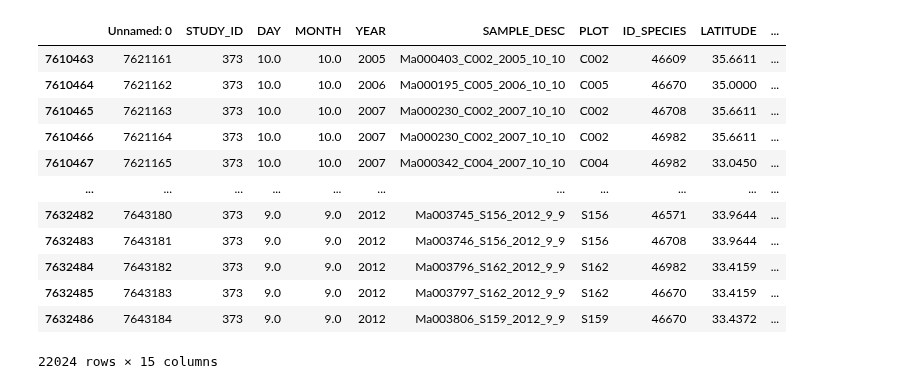
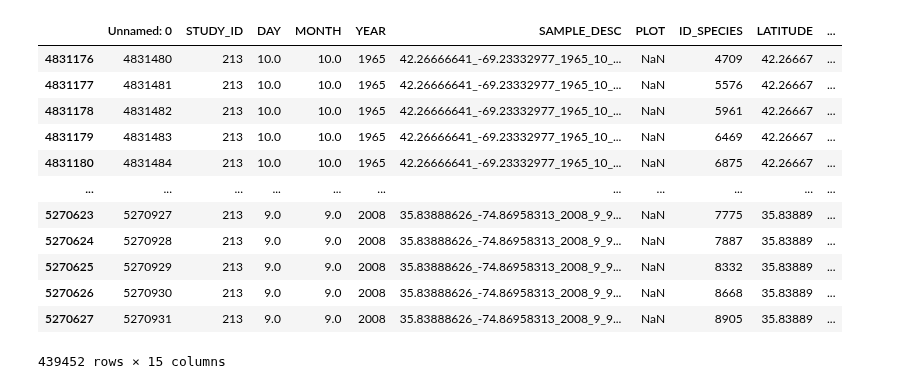
Before and after one commit to ANCP2021/ML-on-Graphs-Project, a Jupyter notebook: notebooks/data_processing.ipynb, the cells around one changed output. Saved outputs shown, nothing was run; the diff lists cells and outputs as text; code cells hidden in the pictures.

```diff
--- a/notebooks/data_processing.ipynb
+++ b/notebooks/data_processing.ipynb
@@ -7,31 +7,31 @@ continent_dir = "Asia"
 
 df = pd.read_csv(f"../{data_dir}/BioTIMEQuery_24_06_2021.csv")
 # %%
-study_id = 373
+study_id = 213
 
 study = df[df["STUDY_ID"] == study_id]
 study = study[study["DAY"].notna()]
 study = study[study["sum.allrawdata.ABUNDANCE"].notna()]
 
 display(study)
 
 # Get the n species with the most data points
 n = 5
 species = sorted(pd.unique(study["ID_SPECIES"]), key = lambda x: len(study[study["ID_SPECIES"] == x]), reverse = True)[:n]
 # %% [output]
 |  | Unnamed: 0 | STUDY_ID | DAY | MONTH | YEAR | SAMPLE_DESC | PLOT | ID_SPECIES | LATITUDE | ... |
-| 7610463 | 7621161 | 373 | 10.0 | 10.0 | 2005 | Ma000403_C002_2005_10_10 | C002 | 46609 | 35.6611 | ... |
-| 7610464 | 7621162 | 373 | 10.0 | 10.0 | 2006 | Ma000195_C005_2006_10_10 | C005 | 46670 | 35.0000 | ... |
-| 7610465 | 7621163 | 373 | 10.0 | 10.0 | 2007 | Ma000230_C002_2007_10_10 | C002 | 46708 | 35.6611 | ... |
-| 7610466 | 7621164 | 373 | 10.0 | 10.0 | 2007 | Ma000230_C002_2007_10_10 | C002 | 46982 | 35.6611 | ... |
-| 7610467 | 7621165 | 373 | 10.0 | 10.0 | 2007 | Ma000342_C004_2007_10_10 | C004 | 46982 | 33.0450 | ... |
+| 4831176 | 4831480 | 213 | 10.0 | 10.0 | 1965 | 42.26666641_-69.23332977_1965_10_... | NaN | 4709 | 42.26667 | ... |
+| 4831177 | 4831481 | 213 | 10.0 | 10.0 | 1965 | 42.26666641_-69.23332977_1965_10_... | NaN | 5576 | 42.26667 | ... |
+| 4831178 | 4831482 | 213 | 10.0 | 10.0 | 1965 | 42.26666641_-69.23332977_1965_10_... | NaN | 5961 | 42.26667 | ... |
+| 4831179 | 4831483 | 213 | 10.0 | 10.0 | 1965 | 42.26666641_-69.23332977_1965_10_... | NaN | 6469 | 42.26667 | ... |
+| 4831180 | 4831484 | 213 | 10.0 | 10.0 | 1965 | 42.26666641_-69.23332977_1965_10_... | NaN | 6875 | 42.26667 | ... |
 | ... | ... | ... | ... | ... | ... | ... | ... | ... | ... | ... |
-| 7632482 | 7643180 | 373 | 9.0 | 9.0 | 2012 | Ma003745_S156_2012_9_9 | S156 | 46571 | 33.9644 | ... |
-| 7632483 | 7643181 | 373 | 9.0 | 9.0 | 2012 | Ma003746_S156_2012_9_9 | S156 | 46708 | 33.9644 | ... |
-| 7632484 | 7643182 | 373 | 9.0 | 9.0 | 2012 | Ma003796_S162_2012_9_9 | S162 | 46982 | 33.4159 | ... |
-| 7632485 | 7643183 | 373 | 9.0 | 9.0 | 2012 | Ma003797_S162_2012_9_9 | S162 | 46670 | 33.4159 | ... |
-| 7632486 | 7643184 | 373 | 9.0 | 9.0 | 2012 | Ma003806_S159_2012_9_9 | S159 | 46670 | 33.4372 | ... |
+| 5270623 | 5270927 | 213 | 9.0 | 9.0 | 2008 | 35.83888626_-74.86958313_2008_9_9... | NaN | 7775 | 35.83889 | ... |
+| 5270624 | 5270928 | 213 | 9.0 | 9.0 | 2008 | 35.83888626_-74.86958313_2008_9_9... | NaN | 7887 | 35.83889 | ... |
+| 5270625 | 5270929 | 213 | 9.0 | 9.0 | 2008 | 35.83888626_-74.86958313_2008_9_9... | NaN | 8332 | 35.83889 | ... |
+| 5270626 | 5270930 | 213 | 9.0 | 9.0 | 2008 | 35.83888626_-74.86958313_2008_9_9... | NaN | 8668 | 35.83889 | ... |
+| 5270627 | 5270931 | 213 | 9.0 | 9.0 | 2008 | 35.83888626_-74.86958313_2008_9_9... | NaN | 8905 | 35.83889 | ... |
-22024 rows × 15 columns
+439452 rows × 15 columns
 # %%
 # Keep only data with the top n species
 top_n = study[study.ID_SPECIES.isin(species)]
```
Also changed, not shown: parts of 2 cells of this notebook, 2 other files.
